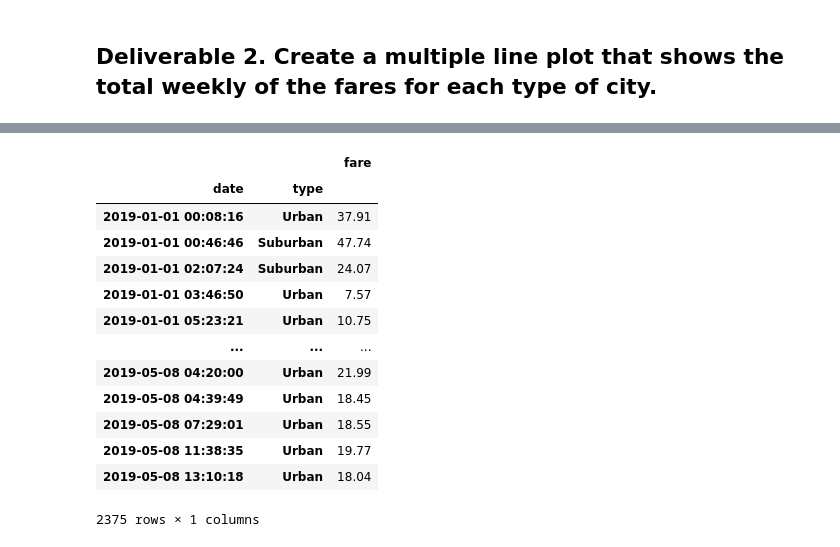
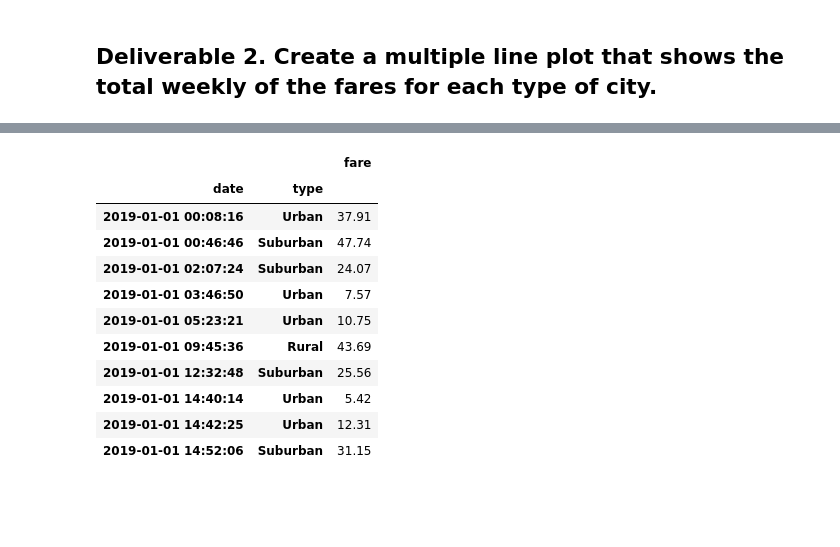
Before and after one commit to Fabalin/PyBer_Analysis, a Jupyter notebook: PyBer_Challenge.ipynb, the cells around one changed output, grey strips where cells are left out. Drawn from its saved outputs; the diff is of its cells as text; code cells hidden in the pictures; blank space fills up the shorter version.

```diff
--- a/PyBer_Challenge.ipynb
+++ b/PyBer_Challenge.ipynb
@@ -135,25 +119,22 @@ pyber_data_df
 # %%
 # 2. Using groupby() to create a new DataFrame showing the sum of the fares
 #  for each date where the indices are the city type and date.
 #fares_date_type_df = pyber_data_df.set_index(['date','type'])
 
 fares_date_type_df = pyber_data_df.groupby(['date','type']).sum()[['fare']]
-
-fares_date_type_df
+fares_date_type_df.head(10)
 # %% [output]
 |  |  | fare |
 | date | type |  |
 | 2019-01-01 00:08:16 | Urban | 37.91 |
 | 2019-01-01 00:46:46 | Suburban | 47.74 |
 | 2019-01-01 02:07:24 | Suburban | 24.07 |
 | 2019-01-01 03:46:50 | Urban | 7.57 |
 | 2019-01-01 05:23:21 | Urban | 10.75 |
-| ... | ... | ... |
-| 2019-05-08 04:20:00 | Urban | 21.99 |
-| 2019-05-08 04:39:49 | Urban | 18.45 |
-| 2019-05-08 07:29:01 | Urban | 18.55 |
-| 2019-05-08 11:38:35 | Urban | 19.77 |
-| 2019-05-08 13:10:18 | Urban | 18.04 |
+| 2019-01-01 09:45:36 | Rural | 43.69 |
+| 2019-01-01 12:32:48 | Suburban | 25.56 |
+| 2019-01-01 14:40:14 | Urban | 5.42 |
+| 2019-01-01 14:42:25 | Urban | 12.31 |
+| 2019-01-01 14:52:06 | Suburban | 31.15 |
-2375 rows × 1 columns
 # %%
 # 3. Reset the index on the DataFrame you created in #1. This is needed to use the 'pivot()' function.
```
Also changed, not shown: parts of 10 cells of this notebook, 1 other file.
